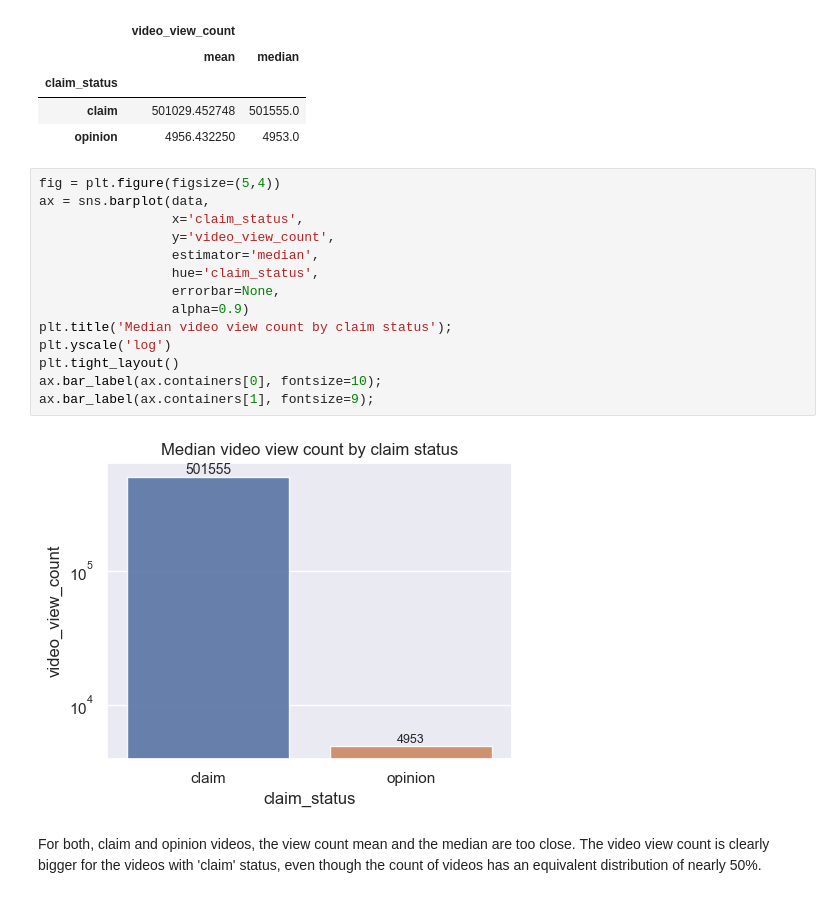
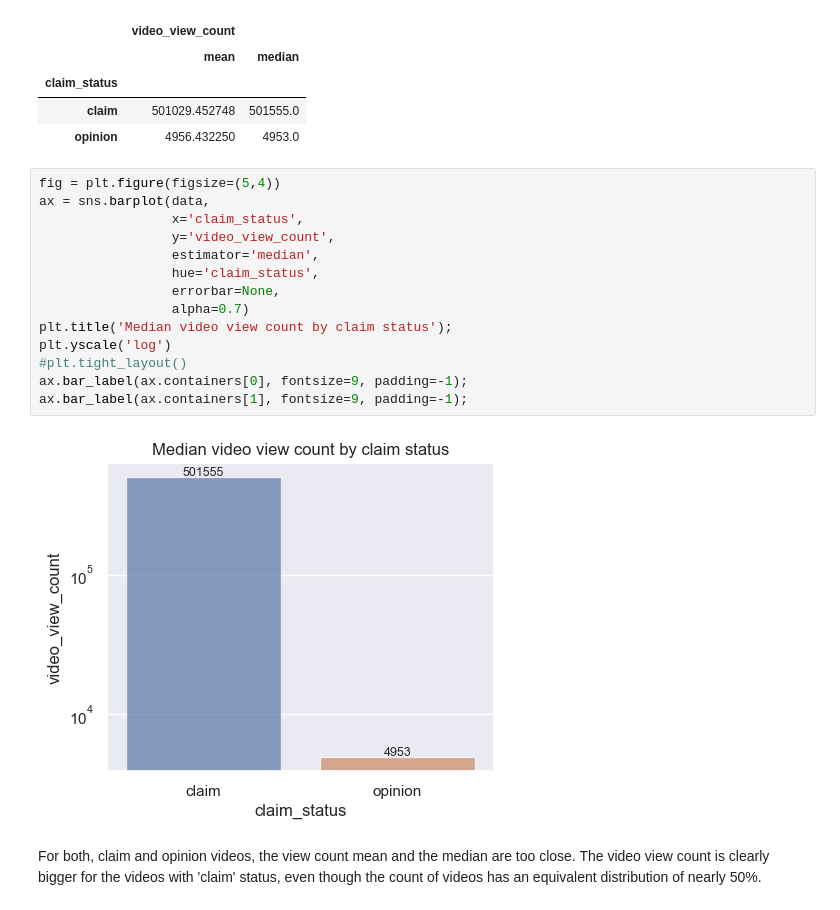
Before and after one commit to davidzg/TikTok_Claims_Classification, a Jupyter notebook: 01_Exploratory_Data_Analysis.ipynb, the cells around one changed output. Drawn from its saved outputs; the diff is of its cells as text.

```diff
--- a/01_Exploratory_Data_Analysis.ipynb
+++ b/01_Exploratory_Data_Analysis.ipynb
@@ -195,19 +196,19 @@ data.groupby(['claim_status'])[['video_view_count']].agg(['mean','median'])
 # %%
 fig = plt.figure(figsize=(5,4))
 ax = sns.barplot(data,
                  x='claim_status',
                  y='video_view_count',
                  estimator='median',
                  hue='claim_status',
                  errorbar=None,
-                 alpha=0.9)
+                 alpha=0.7)
 plt.title('Median video view count by claim status');
 plt.yscale('log')
-plt.tight_layout()
-ax.bar_label(ax.containers[0], fontsize=10);
-ax.bar_label(ax.containers[1], fontsize=9);
+#plt.tight_layout()
+ax.bar_label(ax.containers[0], fontsize=9, padding=-1);
+ax.bar_label(ax.containers[1], fontsize=9, padding=-1);
 # %% [output]
-[figure, old version]
+[figure, new version]
 # %% [markdown]
 For both, claim and opinion videos, the view count mean and the median are too close. The video view count is clearly bigger for the videos with 'claim' status, even though the count of videos has an equivalent distribution of nearly 50%.
 # %% [markdown]
```
Also changed, not shown: parts of 1 cell of this notebook.
